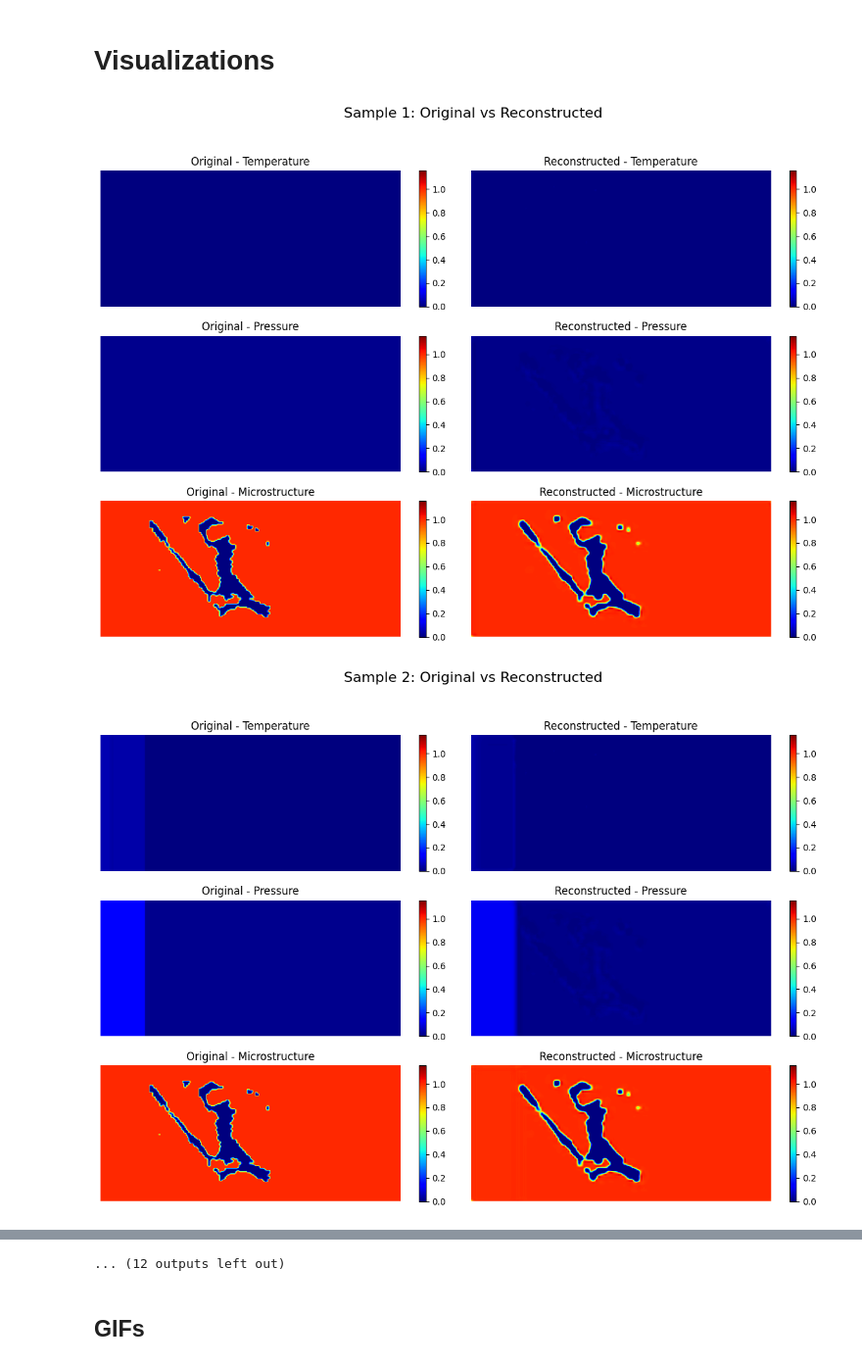
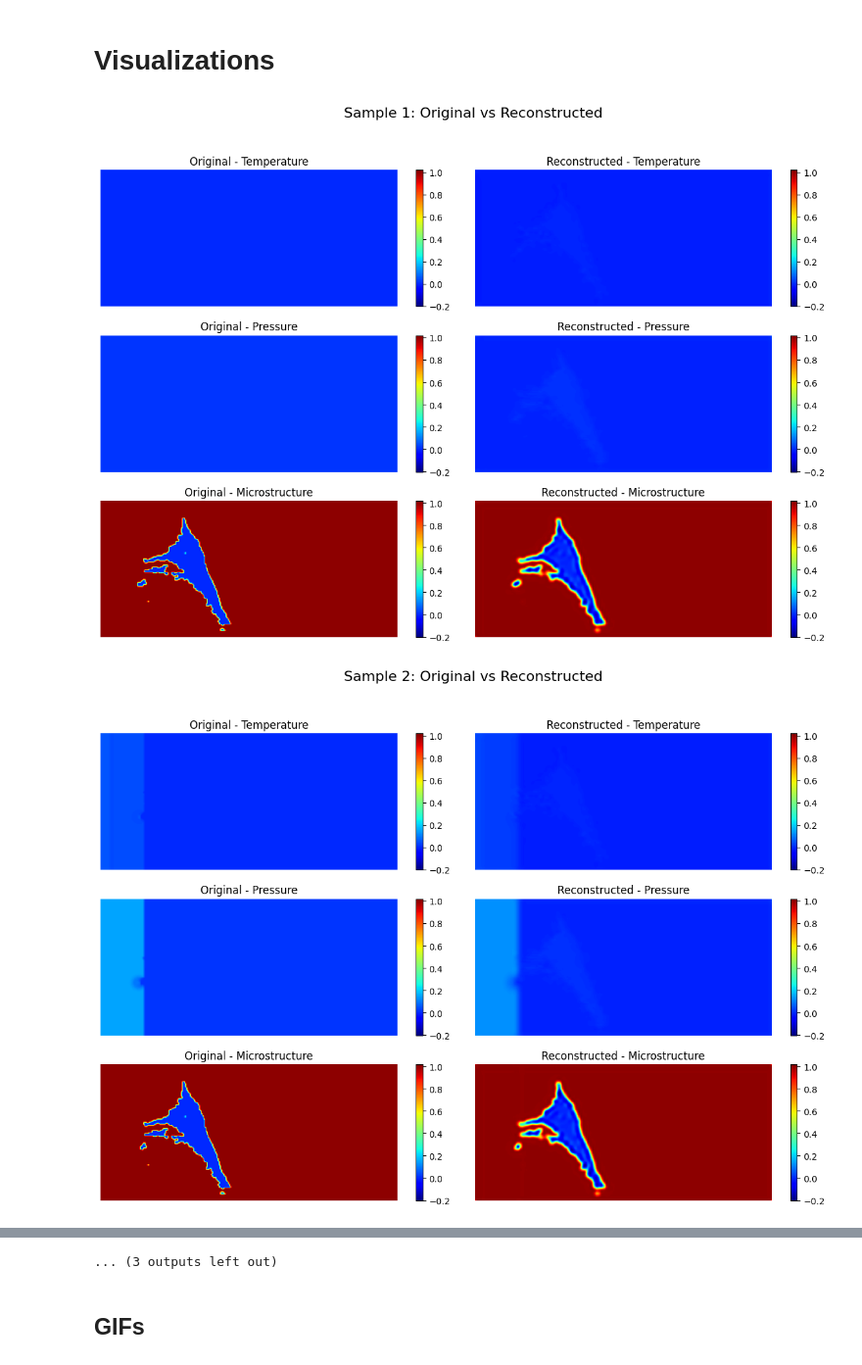
Before and after one commit to baeklab/LatentPARC, a Jupyter notebook: latent_parc/PARCtorch/PARCtorch/3AE_LatentPARC/autoencoder/CONVautoencoder.ipynb, the cells around one changed output, grey strips where cells are left out. Shown at 98% size. Cells and saved outputs as stored; diff of their text form; code cells hidden in the pictures.

```diff
--- a/latent_parc/PARCtorch/PARCtorch/3AE_LatentPARC/autoencoder/CONVautoencoder.ipynb
+++ b/latent_parc/PARCtorch/PARCtorch/3AE_LatentPARC/autoencoder/CONVautoencoder.ipynb
@@ -220,7 +204,7 @@ optimizer = Adam(autoencoder.parameters(), lr=1e-5)
 model = ConvolutionalAutoencoder(autoencoder, optimizer, device)
 # %%
 # load weights into model
-weights_path = "NOpurpleloss_layers_3_8_latent_8_LP_Nmax16_nrf8_redon500_LRstep_e3_factor8_stepsize200_nts1_3000.pth"
+weights_path = "vertflip_SiLU_normal_conv_SiLU_out_layers_3_8_latent_8_MAE_DE_Nmax16_nrf8_redon500_LRstep_e3_factor8_stepsize200_3000.pth"
 
 model.network.load_state_dict(torch.load(weights_path))
 model.network.eval()  # Set to evaluation mode
@@ -242,0 +252,12 @@ for test_images in test_loader:
+# %%
+# load in test dataset with full 15ts sequence
+n_channels = 3
+n_ts = 15
+
+# Create test dataset
+# ic, t0, t1, gt
+test_dataset = GenericPhysicsDataset(
+    data_dirs=[data_dir_test],
+    future_steps=n_ts-1,
+    min_max_path=min_max_path,
+)
@@ -242,0 +270,8 @@ for test_images in test_loader:
+# %%
+sample_id = 0
+ic, _, _, target = test_dataset[sample_id]
+ic = ic[:n_channels, ...]
+target = target[:, :n_channels, ...]
+print(ic.shape, target.shape)
+all_test_images = torch.concat((ic.unsqueeze(0), target))
+print(all_test_images.shape)
@@ -243,21 +281,14 @@ for test_images in test_loader:
 # %%
-# Initialize lists to store all test images and reconstructed images
-all_test_images = []
+# Initialize list to store all reconstructed images
 all_reconstructed_images = []
 
-for test_images in test_loader:
-    # Sending test images to device
-    test_images = test_images[0][:, 0:n_channels, ...].to(device)   # images in this case is T, P, mu fields
+for i in range(n_ts):
     with torch.no_grad():
-        # Reconstructing test images
-        reconstructed_imgs = model.network(test_images)
-
-    # Sending reconstructed and original images to CPU and accumulating in lists
-    all_reconstructed_images.append(reconstructed_imgs.cpu())
-    all_test_images.append(test_images.cpu())
+        img = all_test_images[i, ...].unsqueeze(0).to(device)  # Move image to same device
+        reconstructed_img = model.network(img)
+    all_reconstructed_images.append(reconstructed_img.cpu())  # move output back to CPU
 
 # Concatenate all batches to create single tensors
-all_test_images = torch.cat(all_test_images, dim=0)  # Shape: (total_images, n_channels, height, width)
 all_reconstructed_images = torch.cat(all_reconstructed_images, dim=0)
 # %%
 all_test_images.shape, all_reconstructed_images.shape
@@ -269,9 +300,7 @@ all_test_images.shape, all_reconstructed_images.shape
 # Channel names for clarity
 channel_names = ["Temperature", "Pressure", "Microstructure"]
 
-# Number of samples to show (ensure it's less than the total number of test images)
-# num_samples = min(30, all_test_images.shape[0])  # Display up to 5 samples or fewer if dataset is smaller
-num_samples = 24
+num_samples = n_ts
 
 # Compute global min and max across all channels, all samples, and both original/reconstructed images
 global_min = min(all_test_images.min(), all_reconstructed_images.min())
@@ -279,32 +308,32 @@ global_max = max(all_test_images.max(), all_reconstructed_images.max())
 
 # Iterate over the selected samples
 for sample_idx in range(num_samples):
     fig, axes = plt.subplots(3, 2, figsize=(12, 9))  # 3 rows (channels) x 2 columns (original and reconstructed)
     fig.suptitle(f"Sample {sample_idx + 1}: Original vs Reconstructed", fontsize=16)
 
     # Iterate over the channels
     for channel_idx, channel_name in enumerate(channel_names):
         # Original channel
         original_channel = all_test_images[sample_idx, channel_idx, :, :].numpy()
         # Reconstructed channel
         reconstructed_channel = all_reconstructed_images[sample_idx, channel_idx, :, :].numpy()
 
         # Plot the original channel
         ax = axes[channel_idx, 0]
         im = ax.imshow(original_channel, cmap="jet", aspect="auto", vmin=global_min, vmax=global_max)
         ax.set_title(f"Original - {channel_name}")
         ax.axis("off")
         fig.colorbar(im, ax=ax)
 
         # Plot the reconstructed channel
         ax = axes[channel_idx, 1]
         im = ax.imshow(reconstructed_channel, cmap="jet", aspect="auto", vmin=global_min, vmax=global_max)
         ax.set_title(f"Reconstructed - {channel_name}")
         ax.axis("off")
         fig.colorbar(im, ax=ax)
 
     plt.tight_layout(rect=[0, 0.03, 1, 0.95])  # Adjust layout to fit titles
     plt.show()
 # %% [output]
-[figure, old version]
+[figure, new version]
-[figure, old version]
+[figure, new version]
@@ -321,4 +350,4 @@ for sample_idx in range(num_samples):
-... (12 outputs left out)
+... (3 outputs left out)
 # %% [markdown]
 ## GIFs
 # %%
```
Also changed, not shown: parts of 20 cells of this notebook, 21 other files.
